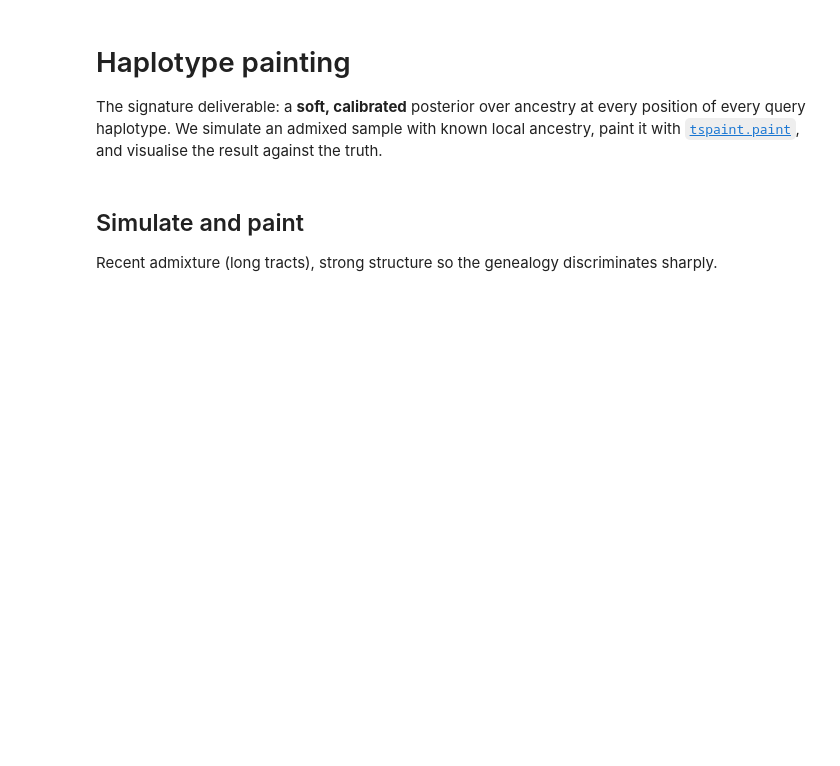
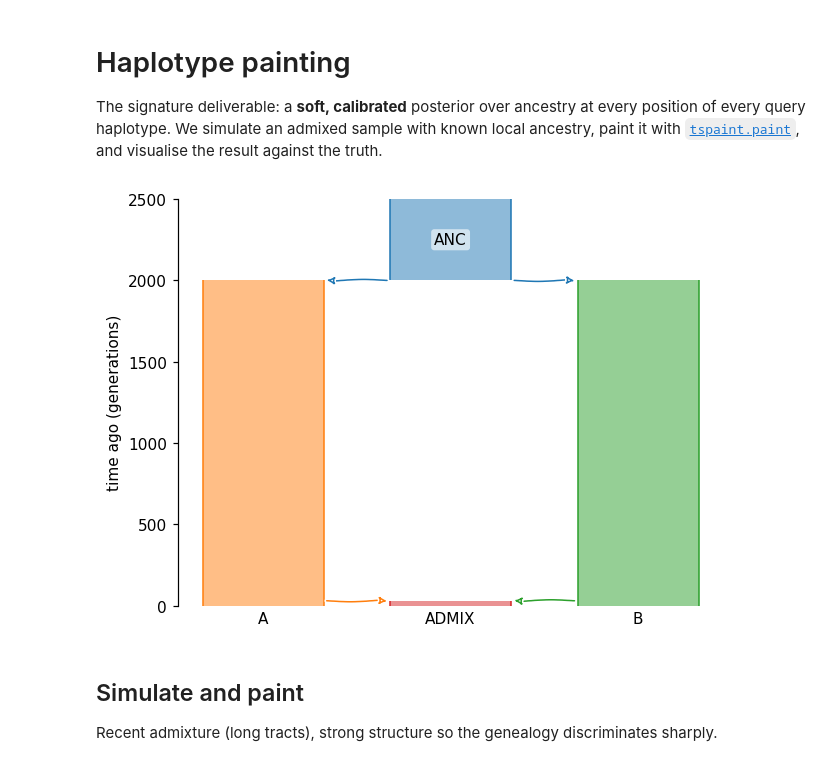
Before and after one commit to munch-group/tspaint, a Jupyter notebook: docs/notebooks/painting.ipynb, the cells around one changed output. Saved outputs shown, nothing was run; the diff lists cells and outputs as text; code cells hidden in the pictures; blank space fills up the shorter version.

```diff
--- a/docs/notebooks/painting.ipynb
+++ b/docs/notebooks/painting.ipynb
@@ -68,6 +68,18 @@ def plot_painting(painting, truth, ts, title="", segments=None):
     ax.text(0, len(qs) - 0.5, "thin strip below each = true ancestry", fontsize=7, color="0.4")
     fig.tight_layout()
     return fig
+# %%
+import demesdraw
+import msprime
+from tspaint.sim import admixture_demography
+d = admixture_demography(Ne=10_000, T_admix=30.0, census_offset=1.0,
+                         T_split=2000.0, f_A=0.3)
+graph = msprime.Demography.to_demes(d)
+fig, ax = plt.subplots()  # use plt.rcParams["figure.figsize"]
+demesdraw.tubes(graph, ax=ax, seed=1)
+plt.show()
+# %% [output]
+[figure, added]
 # %% [markdown]
 ## Simulate and paint
 
```
Also changed, not shown: parts of 9 cells of this notebook, 3 other files.
